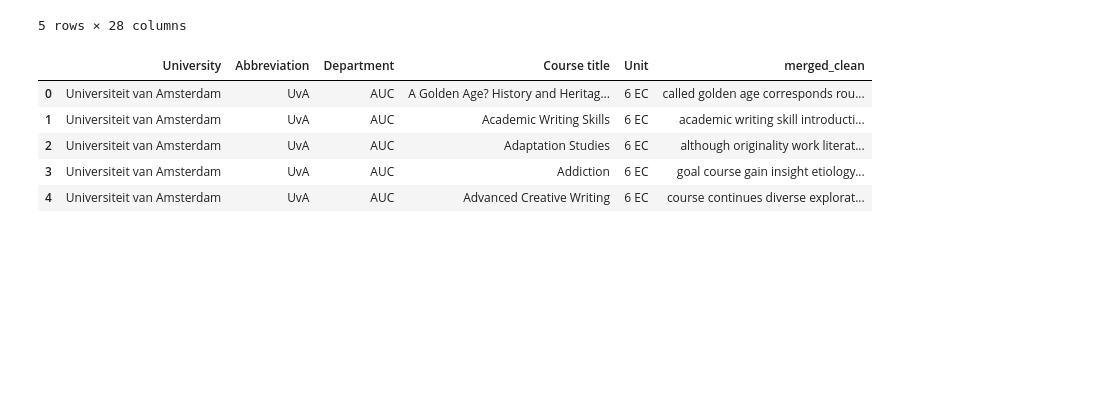
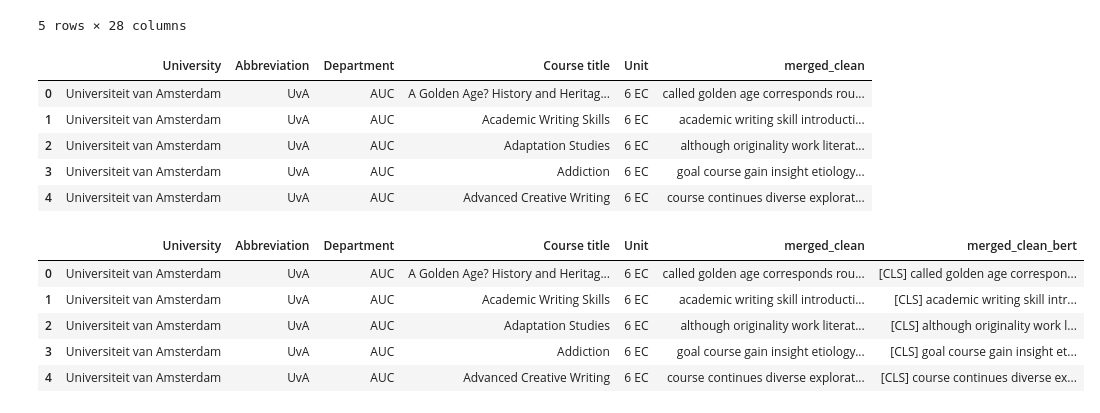
Before and after one commit to Af4rinz/dm-uva-courses, a Jupyter notebook: phase2.ipynb, the cells around one changed output. Cells and saved outputs as stored; diff of their text form; code cells hidden in the pictures; blank space fills up the shorter version.

Commit message:
adding bert special characters to merged_clean and discarding nulls and storing final results

```diff
--- a/phase2.ipynb
+++ b/phase2.ipynb
@@ -63,3 +63,29 @@ uva.head()
 | 2 | Universiteit van Amsterdam | UvA | AUC | Adaptation Studies | 6 EC | although originality work literat... |
 | 3 | Universiteit van Amsterdam | UvA | AUC | Addiction | 6 EC | goal course gain insight etiology... |
 | 4 | Universiteit van Amsterdam | UvA | AUC | Advanced Creative Writing | 6 EC | course continues diverse explorat... |
+# %%
+def add_special_BERT_tokens(cleaned_text):
+    """
+    Add special tokens to the cleaned text
+    """
+    if cleaned_text == "" or cleaned_text == " " or cleaned_text == None or (not isinstance(cleaned_text, str)):
+        return "[NOTHING]"
+
+    cleaned_text = "[CLS] " + str(cleaned_text) + " [SEP]"
+
+    return cleaned_text
+# %%
+#add necessary tokens for BERT to merged_clean column and save it to a new column
+uva['merged_clean_bert'] = uva['merged_clean'].apply(lambda x: add_special_BERT_tokens(x))
+
+#remove every row with [NOTHING] as merged_clean_bert
+uva = uva[uva['merged_clean_bert'] != "[NOTHING]"]
+
+uva.head()
+# %% [output]
+|  | University | Abbreviation | Department | Course title | Unit | merged_clean | merged_clean_bert |
+| 0 | Universiteit van Amsterdam | UvA | AUC | A Golden Age? History and Heritag... | 6 EC | called golden age corresponds rou... | [CLS] called golden age correspon... |
+| 1 | Universiteit van Amsterdam | UvA | AUC | Academic Writing Skills | 6 EC | academic writing skill introducti... | [CLS] academic writing skill intr... |
+| 2 | Universiteit van Amsterdam | UvA | AUC | Adaptation Studies | 6 EC | although originality work literat... | [CLS] although originality work l... |
+| 3 | Universiteit van Amsterdam | UvA | AUC | Addiction | 6 EC | goal course gain insight etiology... | [CLS] goal course gain insight et... |
+| 4 | Universiteit van Amsterdam | UvA | AUC | Advanced Creative Writing | 6 EC | course continues diverse explorat... | [CLS] course continues diverse ex... |
```
Also changed, not shown: parts of 1 cell of this notebook, 1 other file.
